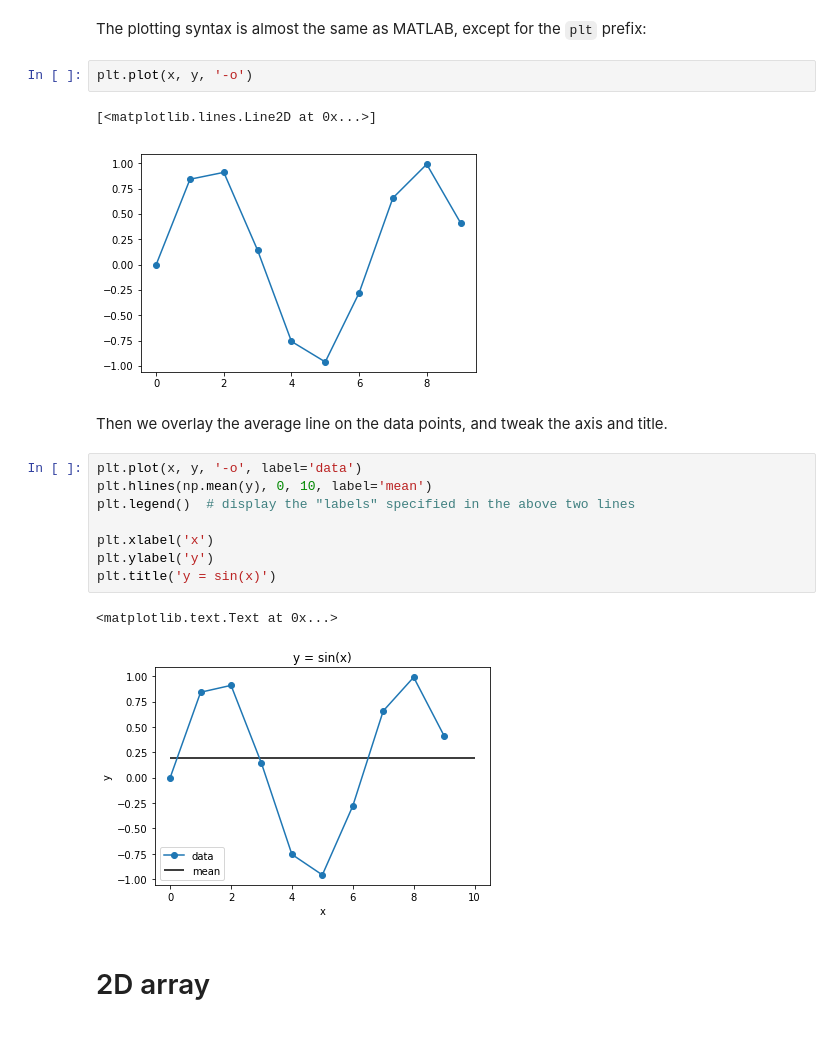
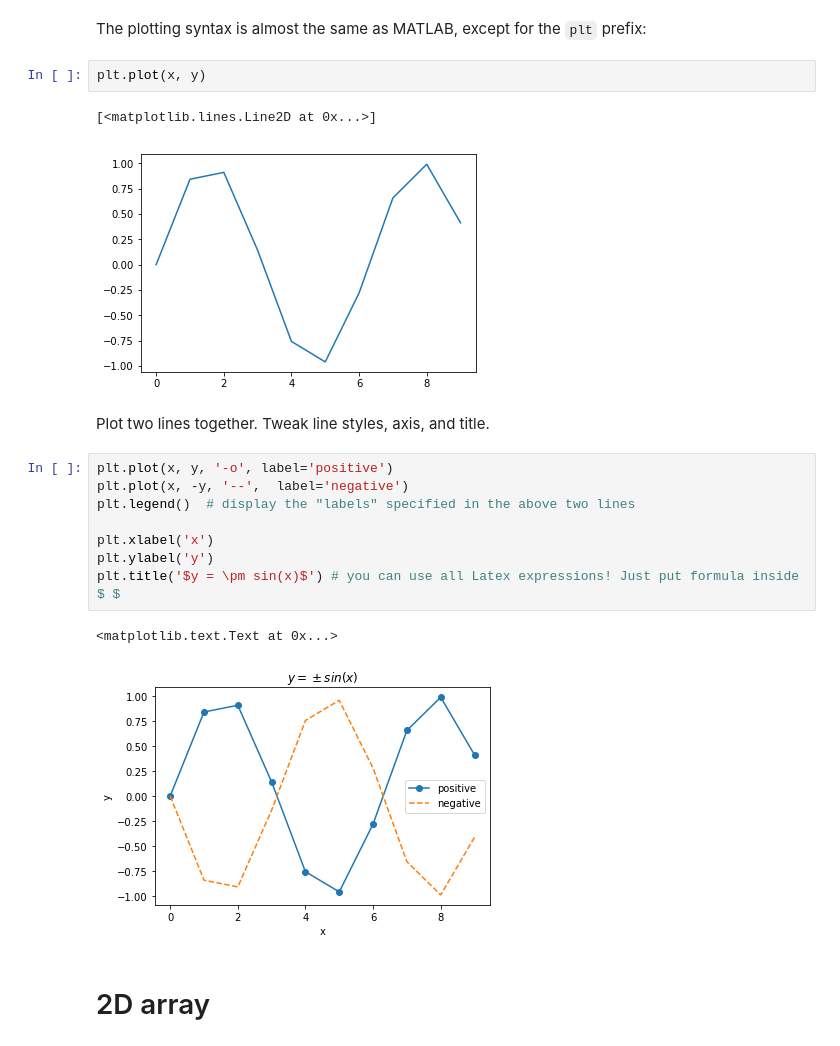
Before and after one commit to geoschem/GEOSChem-python-tutorial, a Jupyter notebook: Chapter00_basic_python.ipynb, the cells around one changed output. Saved outputs shown, nothing was run; the diff lists cells and outputs as text.

```diff
--- a/Chapter00_basic_python.ipynb
+++ b/Chapter00_basic_python.ipynb
@@ -105,23 +105,23 @@ y.mean()
 # %% [markdown]
 The plotting syntax is almost the same as MATLAB, except for the `plt` prefix:
 # %%
-plt.plot(x, y, '-o')
+plt.plot(x, y)
 # %% [output]
 [<matplotlib.lines.Line2D at 0x...>]
-[figure, old version]
+[figure, new version]
-# %% [markdown]
-Then we overlay the average line on the data points, and tweak the axis and title.
+# %% [markdown]
+Plot two lines together. Tweak line styles, axis, and title.
 # %%
-plt.plot(x, y, '-o', label='data')
-plt.hlines(np.mean(y), 0, 10, label='mean')
+plt.plot(x, y, '-o', label='positive')
+plt.plot(x, -y, '--',  label='negative')
 plt.legend()  # display the "labels" specified in the above two lines
 
 plt.xlabel('x')
 plt.ylabel('y')
-plt.title('y = sin(x)')
+plt.title('$y = \pm sin(x)$') # you can use all Latex expressions! Just put formula inside $ $
 # %% [output]
 <matplotlib.text.Text at 0x...>
-[figure, old version]
+[figure, new version]
 # %% [markdown]
 # 2D array
 # %% [markdown]
```
Also changed, not shown: parts of 16 cells of this notebook, 3 other files.
